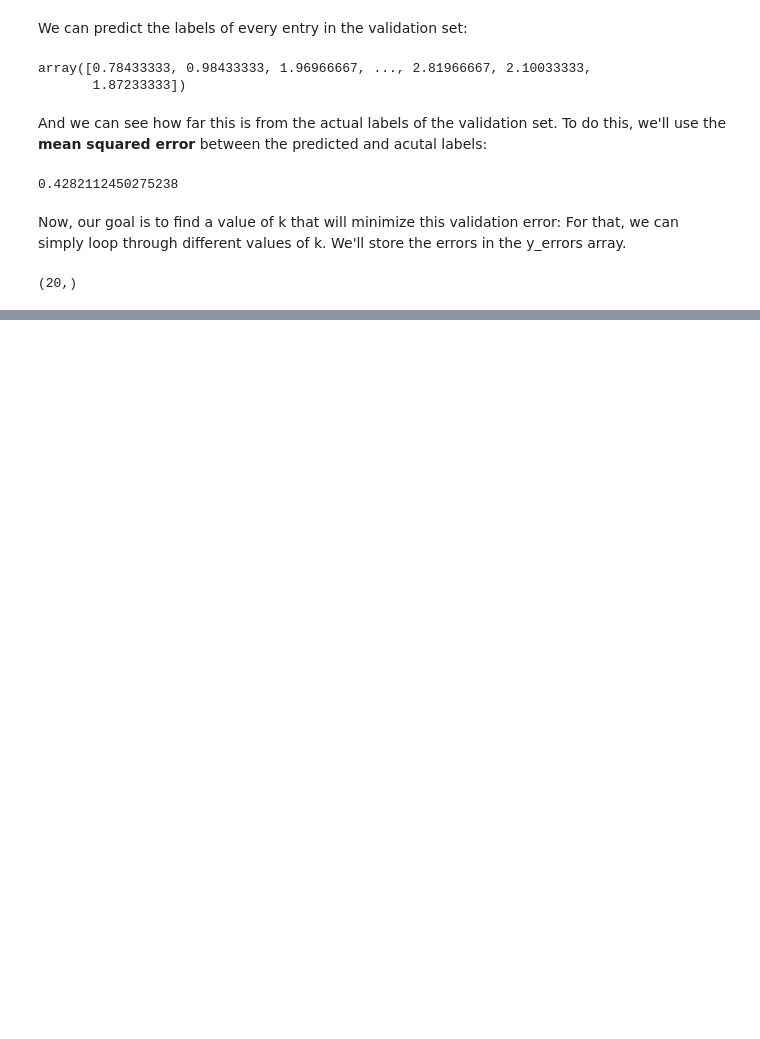
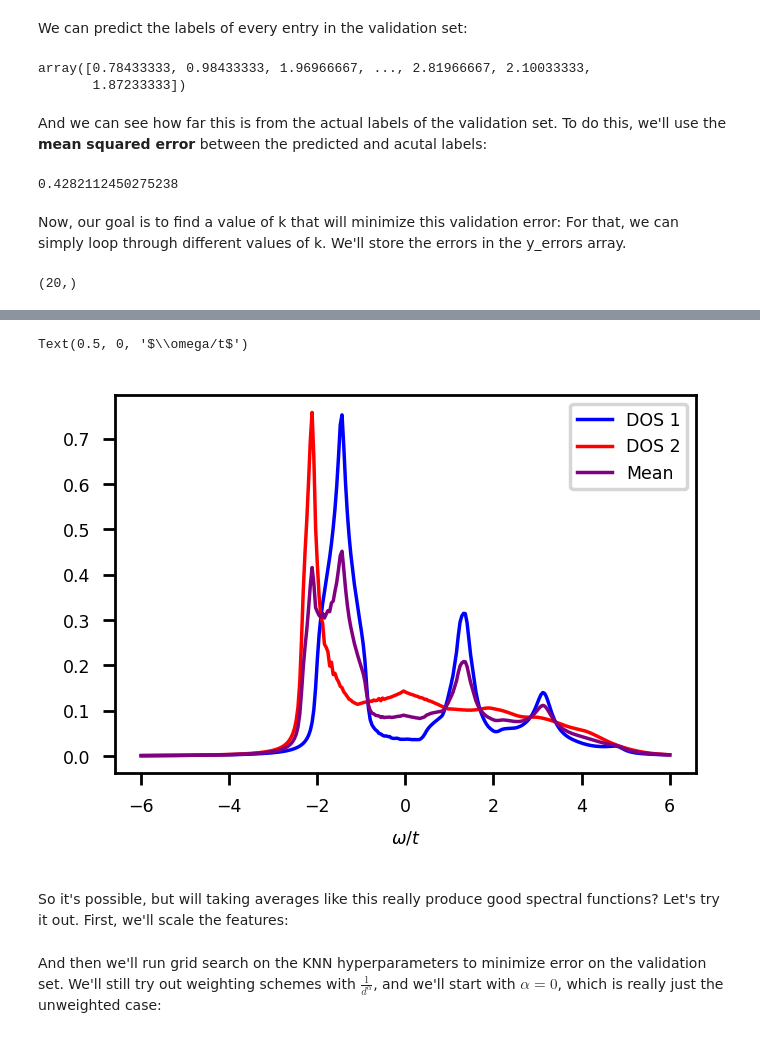
Before and after one commit to JackieLee23/KNN-Tutorial, a Jupyter notebook: KNN_tutorial.ipynb, the cells around one changed output, grey strips where cells are left out. Drawn from its saved outputs; the diff is of its cells as text; code cells hidden in the pictures; blank space fills up the shorter version.

```diff
--- a/KNN_tutorial.ipynb
+++ b/KNN_tutorial.ipynb
@@ -367,0 +410,12 @@ Now, let's take everything we've learned, and apply it to something more relevan
+# %%
+fig, ax = plt.subplots()
+ax.plot(np.linspace(-6, 6, 301), y_train[0], color = "blue", label = "DOS 1", linewidth = 1)
+ax.plot(np.linspace(-6, 6, 301), y_train[1], color = "red", label = "DOS 2", linewidth = 1)
+ax.plot(np.linspace(-6, 6, 301), (y_train[0] + y_train[1]) / 2, color = "purple", label = "Mean", linewidth = 1)
+ax.legend()
+ax.set_xlabel("$\omega/t$")
+# %% [output]
+Text(0.5, 0, '$\\omega/t$')
+[figure, added]
+# %% [markdown]
+So it's possible, but will taking averages like this really produce good spectral functions? Let's try it out. First, we'll scale the features:
@@ -367,0 +427,2 @@ Now, let's take everything we've learned, and apply it to something more relevan
+# %% [markdown]
+And then we'll run grid search on the KNN hyperparameters to minimize error on the validation set. We'll still try out weighting schemes with $\frac{1}{d^\alpha}$, and we'll start with $\alpha = 0$, which is really just the unweighted case:
```
Also changed, not shown: parts of 64 cells of this notebook.
